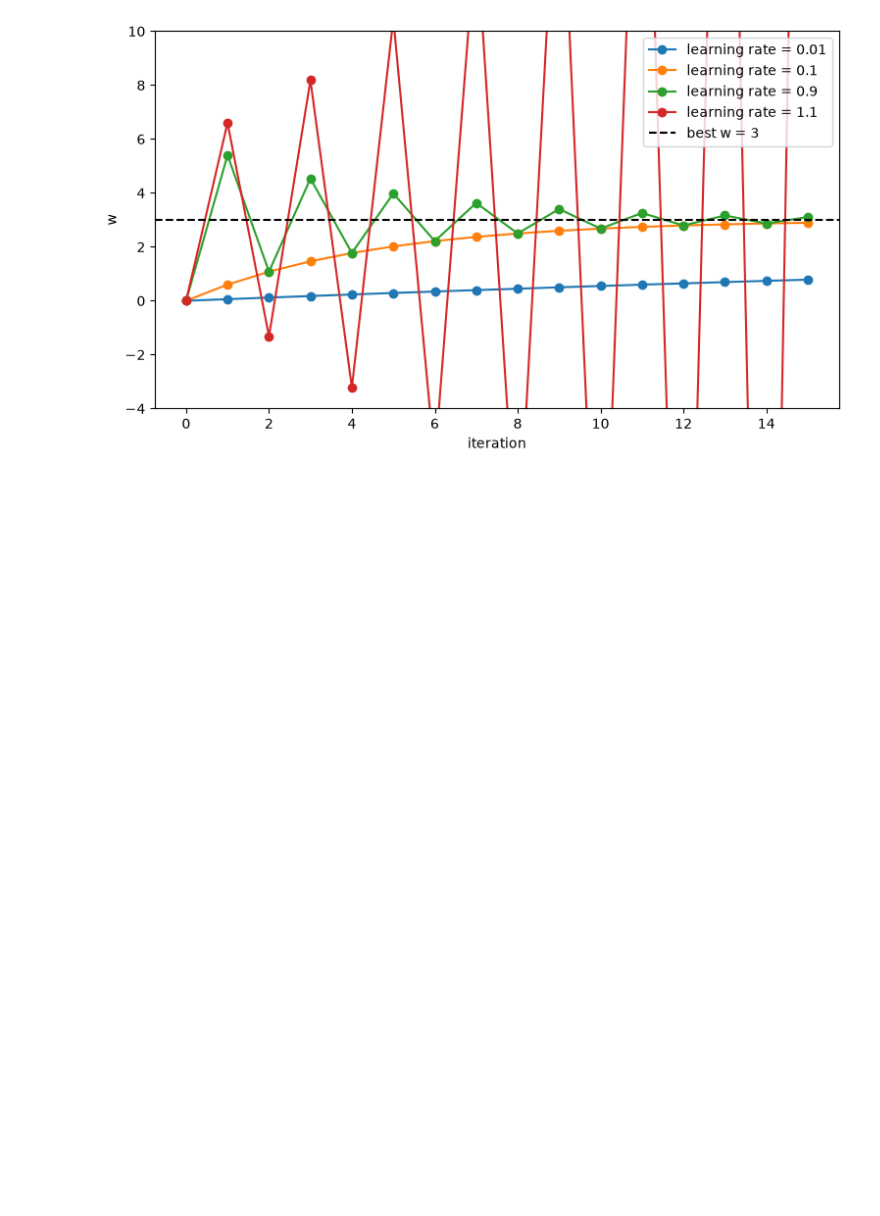
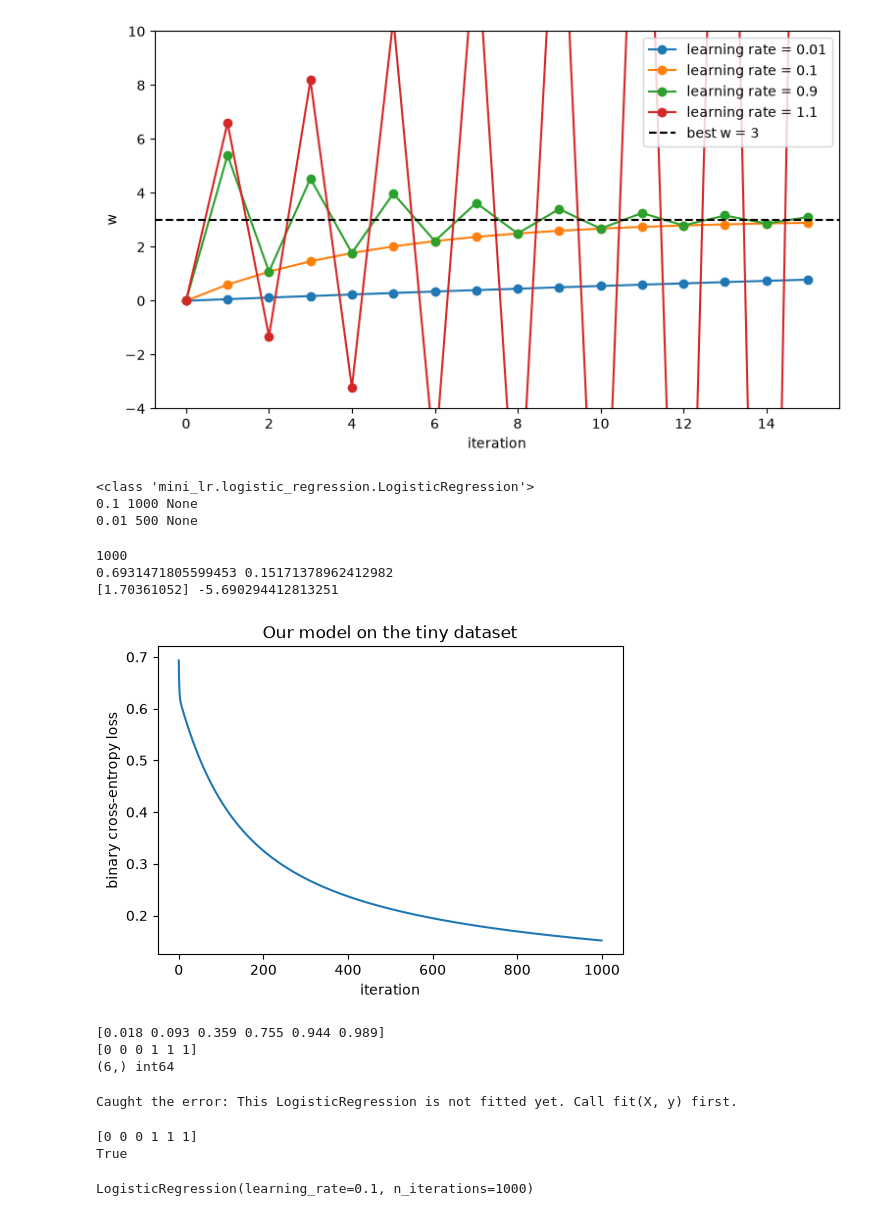
Before and after one commit to aviraljoshi27/mini-logistic-regression, a Jupyter notebook: notebooks/04_from_scratch_model.ipynb, the cells around one changed output. Cells and saved outputs as stored; diff of their text form; code cells hidden in the pictures; blank space fills up the shorter version.

Commit message:
docs: build and try the model class in notebook
Trained the new LogisticRegression on a tiny six-row dataset and checked its loss curve, probabilities and predictions. Also showed the clear not-fitted error, chaining fit into predict, and the printed settings.

```diff
--- a/notebooks/04_from_scratch_model.ipynb
+++ b/notebooks/04_from_scratch_model.ipynb
@@ -108,3 +108,75 @@ ax.legend()
 plt.show()
 # %% [output]
 [figure]
+# %%
+from mini_lr.logistic_regression import LogisticRegression
+
+model_a = LogisticRegression(learning_rate=0.1)
+model_b = LogisticRegression(learning_rate=0.01, n_iterations=500)
+
+print(type(model_a))
+print(model_a.learning_rate, model_a.n_iterations, model_a.weights_)
+print(model_b.learning_rate, model_b.n_iterations, model_b.weights_)
+# %% [output]
+<class 'mini_lr.logistic_regression.LogisticRegression'>
+0.1 1000 None
+0.01 500 None
+# %%
+X_tiny = np.array([[1.0], [2.0], [3.0], [4.0], [5.0], [6.0]])
+y_tiny = np.array([0, 0, 0, 1, 1, 1])
+
+model = LogisticRegression(learning_rate=0.1, n_iterations=1000)
+model.fit(X_tiny, y_tiny)
+
+print(len(model.loss_history_))
+print(model.loss_history_[0], model.loss_history_[-1])
+print(model.weights_, model.bias_)
+# %% [output]
+1000
+0.6931471805599453 0.15171378962412982
+[1.70361052] -5.690294412813251
+# %%
+fig, ax = plt.subplots(figsize=(6, 4))
+ax.plot(model.loss_history_)
+ax.set_xlabel("iteration")
+ax.set_ylabel("binary cross-entropy loss")
+ax.set_title("Our model on the tiny dataset")
+plt.show()
+# %% [output]
+[figure, added]
+# %%
+model = LogisticRegression(learning_rate=0.1, n_iterations=1000)
+model.fit(X_tiny, y_tiny)
+
+proba = model.predict_proba(X_tiny)
+preds = model.predict(X_tiny)
+
+print(np.round(proba, 3))
+print(preds)
+print(proba.shape, preds.dtype)
+# %% [output]
+[0.018 0.093 0.359 0.755 0.944 0.989]
+[0 0 0 1 1 1]
+(6,) int64
+# %%
+fresh_model = LogisticRegression()
+
+try:
+    fresh_model.predict(X_tiny)
+except ValueError as err:
+    print("Caught the error:", err)
+# %% [output]
+Caught the error: This LogisticRegression is not fitted yet. Call fit(X, y) first.
+# %%
+chain_model = LogisticRegression()
+print(chain_model.fit(X_tiny, y_tiny).predict(X_tiny))
+
+returned = chain_model.fit(X_tiny, y_tiny)
+print(returned is chain_model)
+# %% [output]
+[0 0 0 1 1 1]
+True
+# %%
+print(chain_model)
+# %% [output]
+LogisticRegression(learning_rate=0.1, n_iterations=1000)
```
